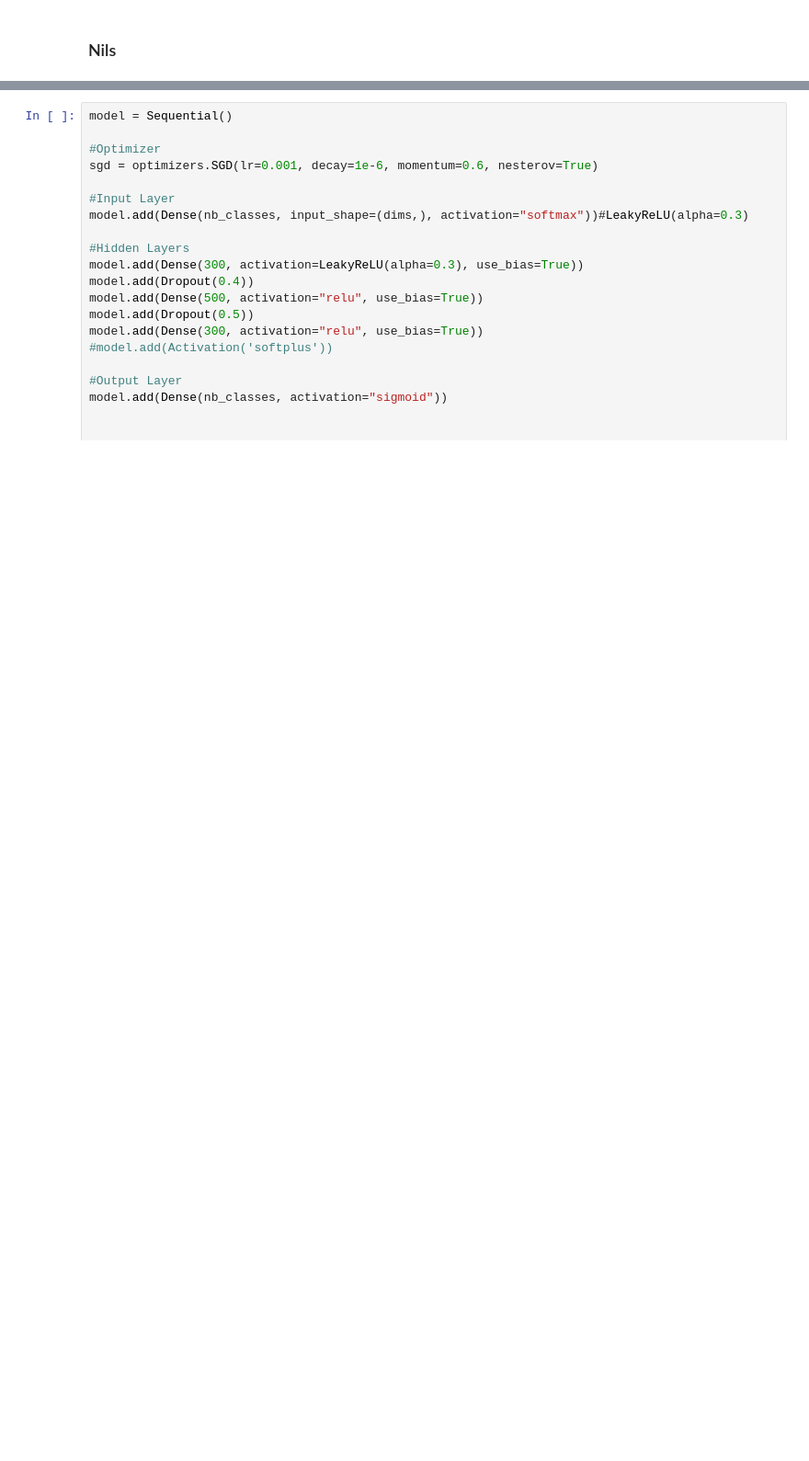
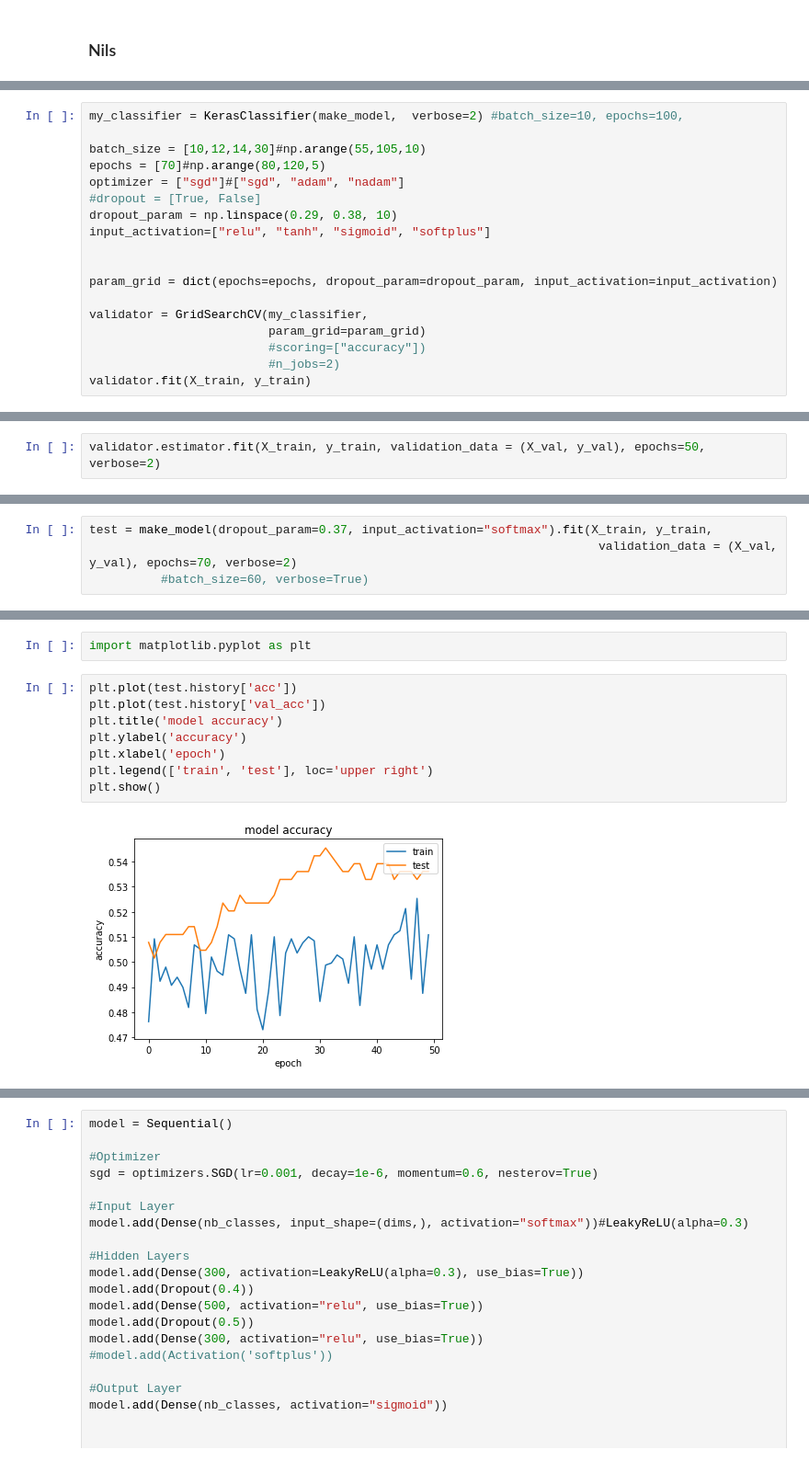
Before and after one commit to kosnil/kd-seminar, a Jupyter notebook: mlp/Data Preprocessing Tests.ipynb, the cells around one changed output, grey strips where cells are left out. Shown at 92% size. Saved outputs shown, nothing was run; the diff lists cells and outputs as text; blank space fills up the shorter version.

Commit message:
GridSearch

```diff
--- a/mlp/Data Preprocessing Tests.ipynb
+++ b/mlp/Data Preprocessing Tests.ipynb
@@ -306,0 +246,18 @@ score
+# %%
+my_classifier = KerasClassifier(make_model,  verbose=2) #batch_size=10, epochs=100,
+
+batch_size = [10,12,14,30]#np.arange(55,105,10)
+epochs = [70]#np.arange(80,120,5)
+optimizer = ["sgd"]#["sgd", "adam", "nadam"]
+#dropout = [True, False]
+dropout_param = np.linspace(0.29, 0.38, 10)
+input_activation=["relu", "tanh", "sigmoid", "softplus"]
+
+
+param_grid = dict(epochs=epochs, dropout_param=dropout_param, input_activation=input_activation)
+
+validator = GridSearchCV(my_classifier,
+                         param_grid=param_grid)
+                         #scoring=["accuracy"])
+                         #n_jobs=2)
+validator.fit(X_train, y_train)
@@ -306,0 +288,2 @@ score
+# %%
+validator.estimator.fit(X_train, y_train, validation_data = (X_val, y_val), epochs=50, verbose=2)
@@ -306,0 +317,4 @@ score
+# %%
+test = make_model(dropout_param=0.37, input_activation="softmax").fit(X_train, y_train,
+                                                                       validation_data = (X_val, y_val), epochs=70, verbose=2)
+          #batch_size=60, verbose=True)
@@ -306,0 +339,12 @@ score
+# %%
+import matplotlib.pyplot as plt
+# %%
+plt.plot(test.history['acc'])
+plt.plot(test.history['val_acc'])
+plt.title('model accuracy')
+plt.ylabel('accuracy')
+plt.xlabel('epoch')
+plt.legend(['train', 'test'], loc='upper right')
+plt.show()
+# %% [output]
+[figure, added]
```
Also changed, not shown: parts of 28 cells of this notebook.
